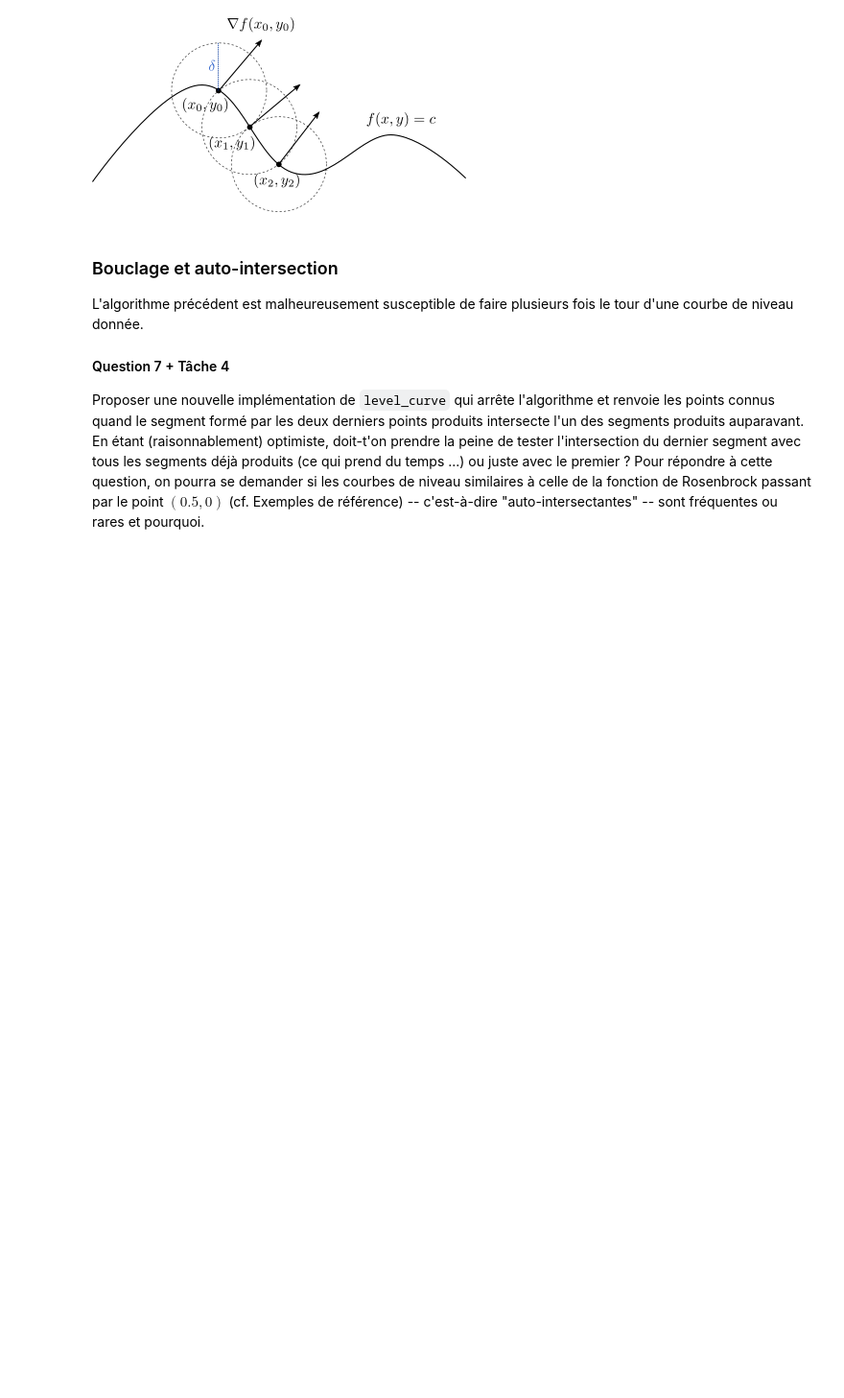
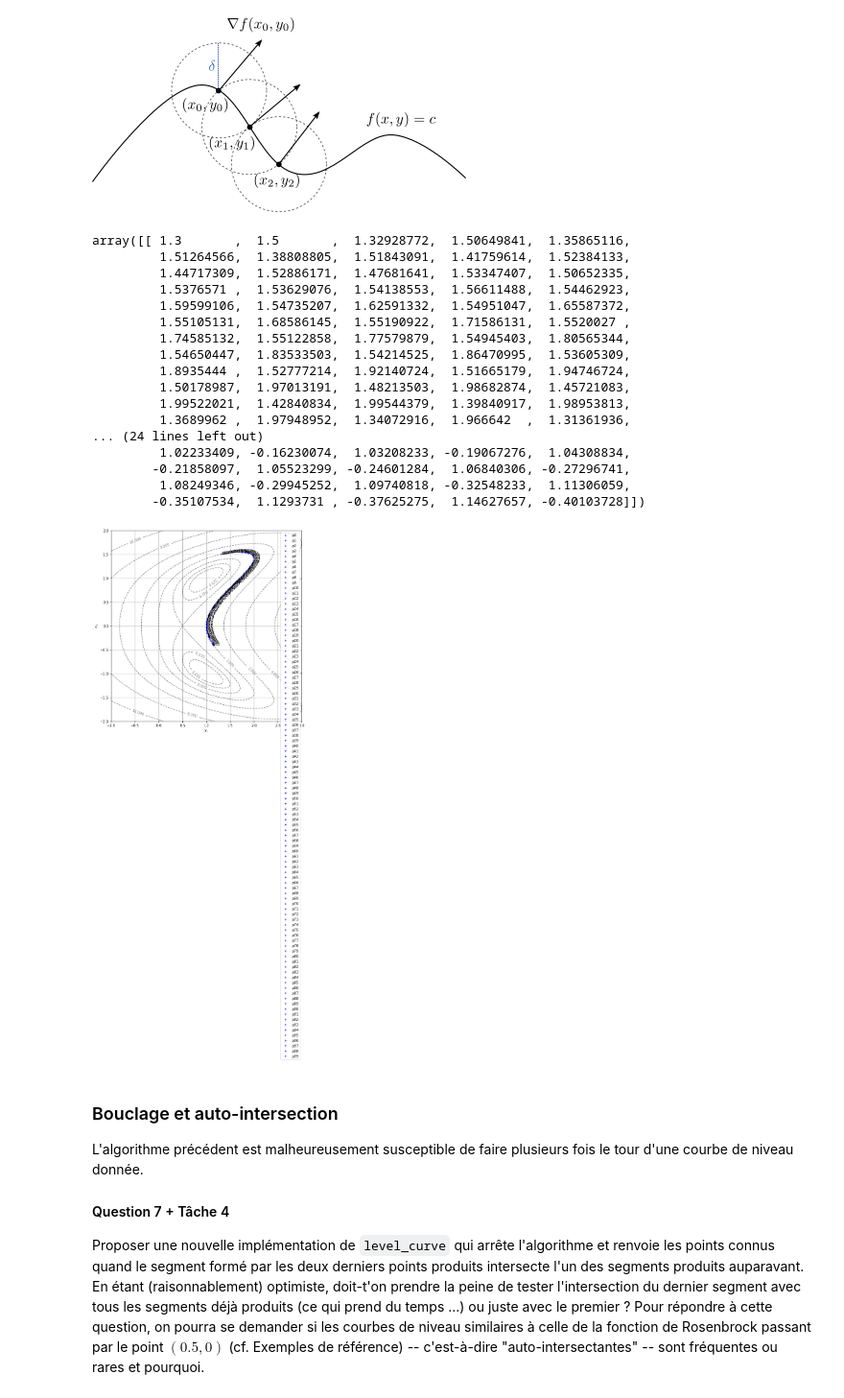
Before and after one commit to florian6973/courbes-de-niveau, a Jupyter notebook: Courbes de niveau - Enoncé.ipynb, the cells around one changed output. Shown at 96% size. Saved outputs shown, nothing was run; the diff lists cells and outputs as text; code cells hidden in the pictures; blank space fills up the shorter version.

```diff
--- a/Courbes de niveau - Enoncé.ipynb
+++ b/Courbes de niveau - Enoncé.ipynb
@@ -239,4 +246,6 @@ L'application à laquelle nous destinons la fonction `Newton` demande-t'elle une
 Choisir une valeur de `eps` qui semble raisonnable et justifier l'ordre de grandeur choisi.
 # %%
 N = 100
-eps = ...
+eps = 1e-6 #pas 10
+print(eps)
+#eps = ...
@@ -246,9 +257,19 @@ eps = ...
 Implémenter la fonction `Newton` en complétant le canevas ci-dessous
 # %%
 def Newton(F, x0, y0, eps=eps, N=N):
-    ...
+    #
+    j = J(F) # pas bonne fonction
     for i in range(N):
-        ...
+        #
+        #calcul du jacobien
+        #print(j(x0,y0))
+        ji = np.linalg.inv(j(x0,y0))
+        #print (ji)
+        #print(F(x0,y0).reshape(2,1))
+        #print(np.dot(ji, F(x0,y0).reshape(2,1)))
+        #print(np.array([x0,y0]).reshape(2,1))
+        x,y = ((np.array([x0,y0]).reshape(2,1) - np.dot(ji, F(x0,y0).reshape(2,1))).reshape(2))
+        #print("p", x,y)
         if np.sqrt((x - x0)**2 + (y - y0)**2) <= eps:
             return x, y
         x0, y0 = x, y
@@ -265,6 +307,3 @@ Testez votre implémentation de la fonction `Newton` ! On suggère par exemple d
 Comment, en partant d'un point de référence $(x_0, y_0)$ tel que $f(x_0, y_0)=c$, peut-on générer avec la méthode de Newton un point $(x_1, y_1)$ également tel que $f(x_1, y_1) = c$, mais à une distance $\delta > 0$ de $(x_0, y_0)$ et qui soit "à droite" quand on est en $(x_0, y_0)$ et qu'on regarde dans la direction de $\nabla f(x_0, y_0)$ ? Implémenter la fonction `level_curve` qui répète ce procédé $N-1$ fois et renvoie un tableau NumPy de taille `(2, N)` contenant les coordonnées des points correspondants, puis valider graphiquement le résultat au moyen des exemples de référence.
 # %% [markdown]
 ![g%C3%A9n%C3%A9ration-points.png](attachment:g%C3%A9n%C3%A9ration-points.png)
-# %%
-def level_curve(f, x0, y0, delta=0.1, N=1000, eps=eps):
-   ...
@@ -271,3 +353,30 @@ def level_curve(f, x0, y0, delta=0.1, N=1000, eps=eps):
+# %%
+xd,yd = 1.3,1.5#1.5, 1.0#0.0,0.3
+
+
+(level_curve(f2, xd, yd, 0.03, 100)) #partir d'un bon point)
+#plt.plot([xd], [yd],'+',color='r')
+#xa, ya= level_curve(f1, xa, ya)
+#plt.plot([xa], [ya],'+',color='orange', marker='o')
+# %% [output]
+array([[ 1.3       ,  1.5       ,  1.32928772,  1.50649841,  1.35865116,
+         1.51264566,  1.38808805,  1.51843091,  1.41759614,  1.52384133,
+         1.44717309,  1.52886171,  1.47681641,  1.53347407,  1.50652335,
+         1.5376571 ,  1.53629076,  1.54138553,  1.56611488,  1.54462923,
+         1.59599106,  1.54735207,  1.62591332,  1.54951047,  1.65587372,
+         1.55105131,  1.68586145,  1.55190922,  1.71586131,  1.5520027 ,
+         1.74585132,  1.55122858,  1.77579879,  1.54945403,  1.80565344,
+         1.54650447,  1.83533503,  1.54214525,  1.86470995,  1.53605309,
+         1.8935444 ,  1.52777214,  1.92140724,  1.51665179,  1.94746724,
+         1.50178987,  1.97013191,  1.48213503,  1.98682874,  1.45721083,
+         1.99522021,  1.42840834,  1.99544379,  1.39840917,  1.98953813,
+         1.3689962 ,  1.97948952,  1.34072916,  1.966642  ,  1.31361936,
+... (24 lines left out)
+         1.02233409, -0.16230074,  1.03208233, -0.19067276,  1.04308834,
+        -0.21858097,  1.05523299, -0.24601284,  1.06840306, -0.27296741,
+         1.08249346, -0.29945252,  1.09740818, -0.32548233,  1.11306059,
+        -0.35107534,  1.1293731 , -0.37625275,  1.14627657, -0.40103728]])
+[figure, added]
 # %% [markdown]
 ### Bouclage et auto-intersection
 
```
Also changed, not shown: parts of 7 cells of this notebook.
